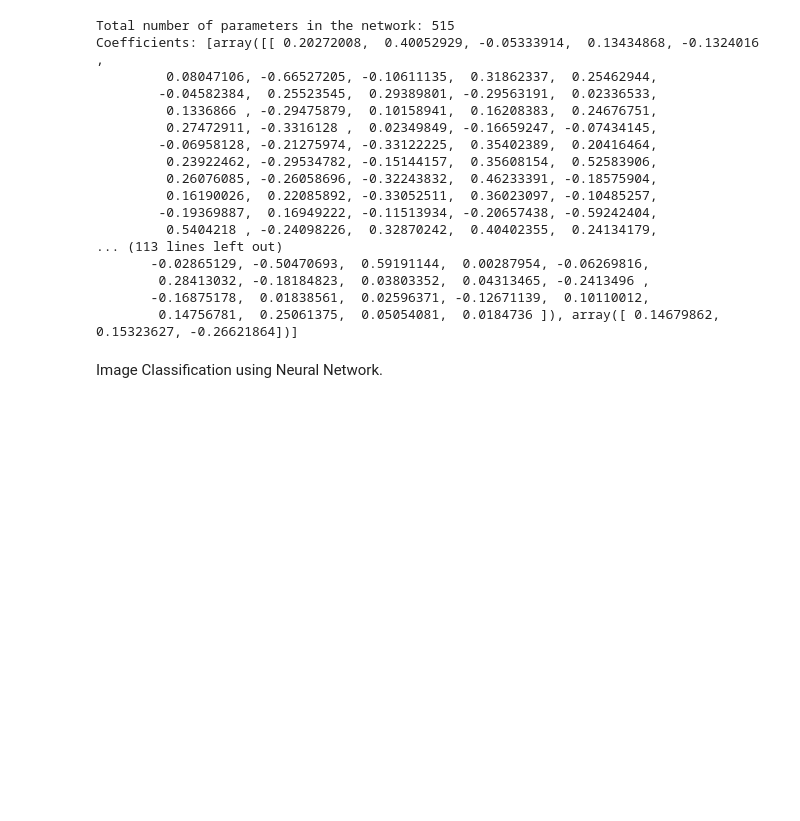
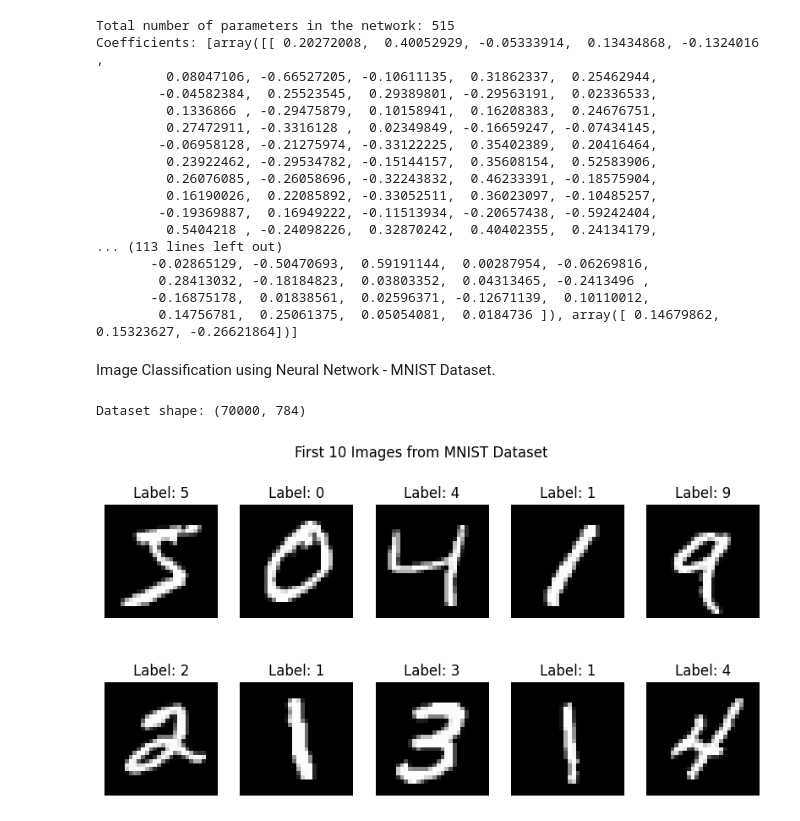
Before and after one commit to Neelabh-11/Machine-Learning, a Jupyter notebook: Lab_IITM/Lab-8 NeuralNetorks MLP.ipynb, the cells around one changed output. Saved outputs shown, nothing was run; the diff lists cells and outputs as text; code cells hidden in the pictures; blank space fills up the shorter version.

```diff
--- a/Lab_IITM/Lab-8 NeuralNetorks MLP.ipynb
+++ b/Lab_IITM/Lab-8 NeuralNetorks MLP.ipynb
@@ -474,4 +474,4 @@ Coefficients: [array([[ 0.20272008,  0.40052929, -0.05333914,  0.13434868, -0.13
        -0.16875178,  0.01838561,  0.02596371, -0.12671139,  0.10110012,
         0.14756781,  0.25061375,  0.05054081,  0.0184736 ]), array([ 0.14679862,  0.15323627, -0.26621864])]
 # %% [markdown]
-Image Classification using Neural Network.
+Image Classification using Neural Network - MNIST Dataset.
@@ -477,0 +480,18 @@ Image Classification using Neural Network.
+# %%
+X, y = fetch_openml('mnist_784', version=1, return_X_y=True, as_frame=False)
+X = X / 255.0  # Normalize pixel values to [0, 1]
+# %%
+print("Dataset shape:", X.shape)
+# %% [output]
+Dataset shape: (70000, 784)
+# %%
+#Show first 10 images
+fig, axes = plt.subplots(2, 5, figsize=(10, 5))
+for i, ax in enumerate(axes.flat):
+    ax.imshow(X[i].reshape(28, 28), cmap='gray')
+    ax.set_title(f"Label: {y[i]}")
+    ax.axis('off')
+plt.suptitle("First 10 Images from MNIST Dataset")
+plt.show()
+# %% [output]
+[figure, added]
```
Also changed, not shown: parts of 7 cells of this notebook, 1 other file.
